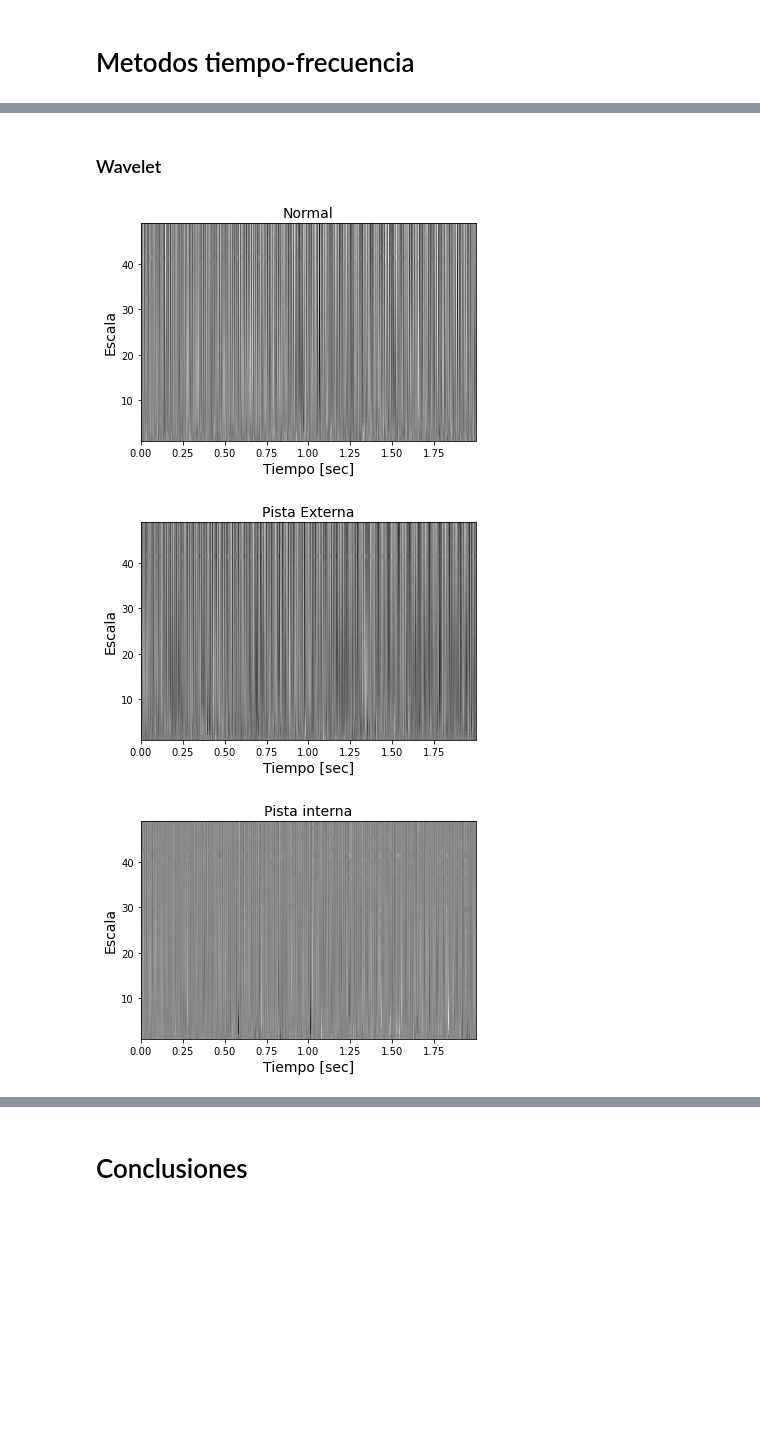
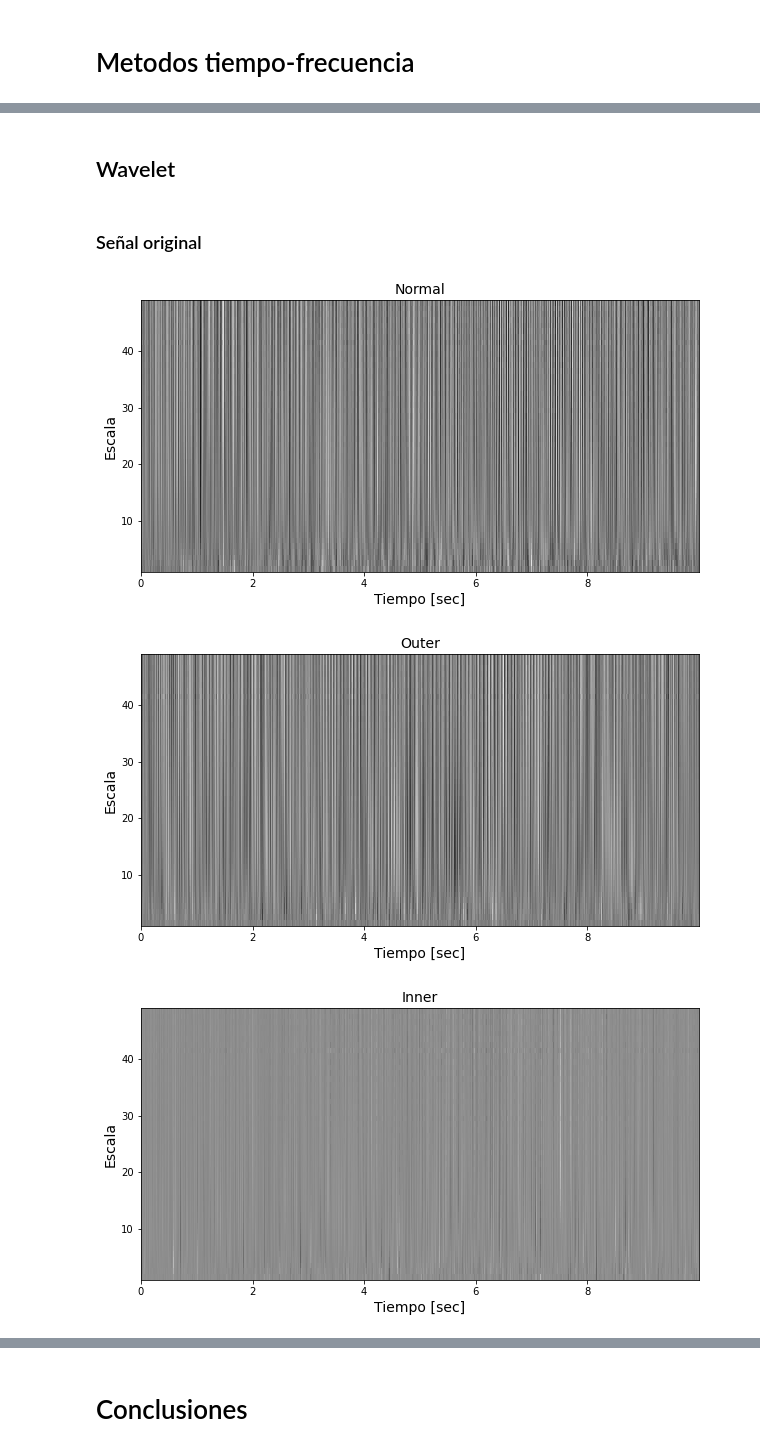
Before and after one commit to JLCdata/Procesamiento-de-se-ales-y-aprendizaje-de-maquinas-en-mantenimiento-predictivo, a Jupyter notebook: Tarea 2/T2.ipynb, the cells around one changed output, grey strips where cells are left out. Cells and saved outputs as stored; diff of their text form; code cells hidden in the pictures; blank space fills up the shorter version.

```diff
--- a/Tarea 2/T2.ipynb
+++ b/Tarea 2/T2.ipynb
@@ -1014,2 +1157,2 @@ plt.show()
 # %% [markdown]
-### Wavelet
+## Wavelet
@@ -1026,31 +1159,61 @@ t = np.linspace(0, (Nd-1)*dt, Nd)  # Intervalo de tiempo en segundos
+# %% [markdown]
+### Señal original
 # %%
+dt=1/Fs
+Nd=len(Normal)
+
+scales=np.arange(1, 50)
+
+x1=Normal[1:Nd]
+x2=Outer[1:Nd]
+x3=Inner[1:Nd]
+x4=Ball[1:Nd]
+x5=Combination[1:Nd]
+t = np.linspace(0, (Nd-1)*dt, Nd)  # Intervalo de tiempo en segundos
+
 wavlist = pywt.wavelist(kind='continuous')
 
 cwt1,frec1 = pywt.cwt(x1,scales,'gaus1')
 cwt2,frec2 = pywt.cwt(x2,scales,'gaus1')
 cwt3,frec3 = pywt.cwt(x3,scales,'gaus1')
+cwt4,frec4 = pywt.cwt(x4,scales,'gaus1')
+cwt5,frec5 = pywt.cwt(x5,scales,'gaus1')
 
 plt.figure()
 plt.pcolormesh(t,scales,cwt1,cmap='binary')
 plt.ylabel('Escala', fontsize=14)
 plt.xlabel('Tiempo [sec]', fontsize=14)
 plt.title('Normal', fontsize=14)
 plt.show()
 
 plt.figure()
 plt.pcolormesh(t,scales,cwt2,cmap='binary')
 plt.ylabel('Escala', fontsize=14)
 plt.xlabel('Tiempo [sec]', fontsize=14)
-plt.title('Pista Externa', fontsize=14)
+plt.title('Outer', fontsize=14)
 plt.show()
 
 plt.figure()
 plt.pcolormesh(t,scales,cwt3,cmap='binary')
 plt.ylabel('Escala', fontsize=14)
 plt.xlabel('Tiempo [sec]', fontsize=14)
-plt.title('Pista interna', fontsize=14)
+plt.title('Inner', fontsize=14)
 plt.show()
+
+plt.figure()
+plt.pcolormesh(t,scales,cwt4,cmap='binary')
+plt.ylabel('Escala', fontsize=14)
+plt.xlabel('Tiempo [sec]', fontsize=14)
+plt.title('Ball', fontsize=14)
+plt.show()
+
+plt.figure()
+plt.pcolormesh(t,scales,cwt5,cmap='binary')
+plt.ylabel('Escala', fontsize=14)
+plt.xlabel('Tiempo [sec]', fontsize=14)
+plt.title('Combination', fontsize=14)
+plt.show()
 # %% [output]
-[figure, old version]
+[figure, new version]
-[figure, old version]
+[figure, new version]
-[figure, old version]
+[figure, new version]
```
Also changed, not shown: parts of 20 cells of this notebook.
